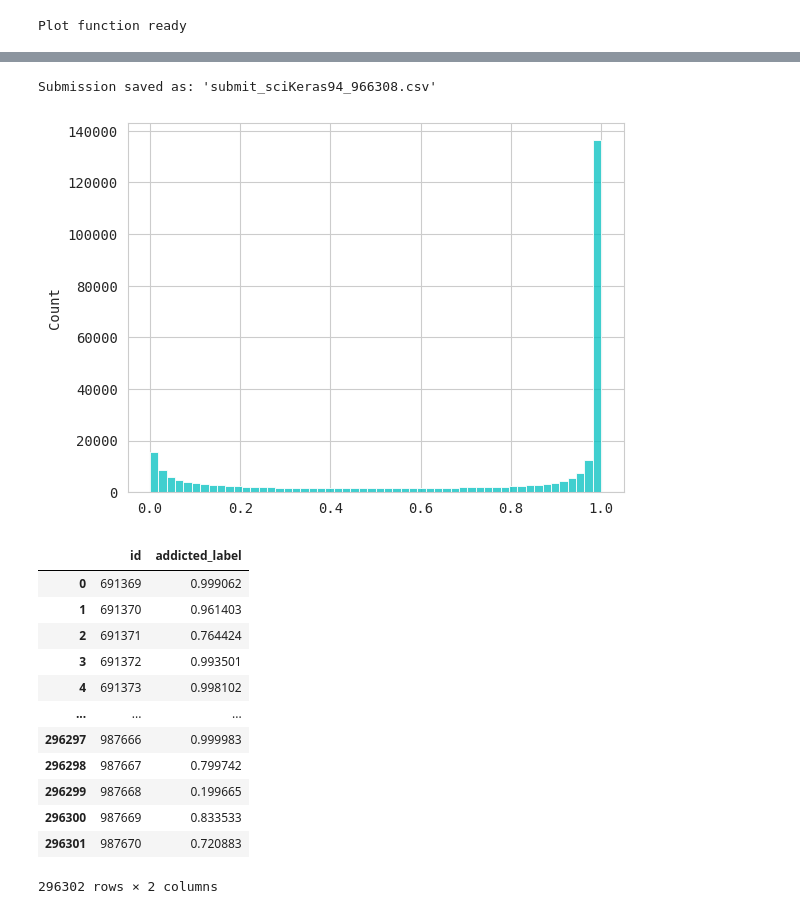
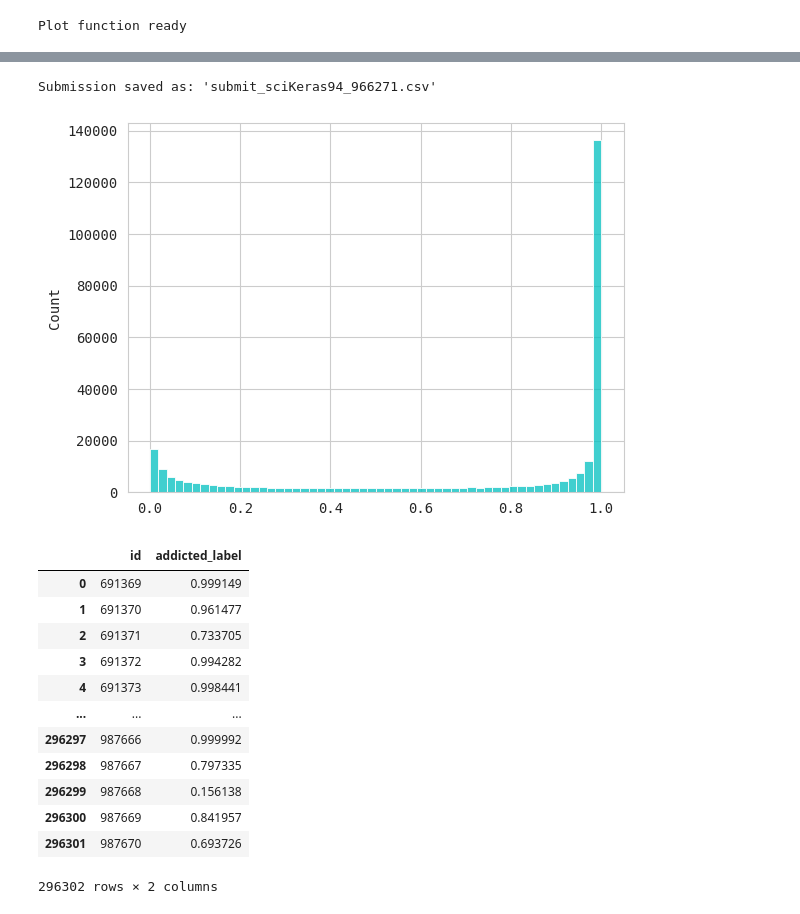
Before and after one commit to coded-sly/ps6e8-Phone-Addiction, a Jupyter notebook: ps6e8-scikeras-phone-addict.ipynb, the cells around one changed output, grey strips where cells are left out. Cells and saved outputs as stored; diff of their text form; code cells hidden in the pictures.

```diff
--- a/ps6e8-scikeras-phone-addict.ipynb
+++ b/ps6e8-scikeras-phone-addict.ipynb
@@ -1438,11 +1436,12 @@ LR          = 0.002
 EPOCHS      = 250
 PATIENCE    = 10
 BATCH_SIZE  = 128
-DROP_RATE   = 0.4
+DROP_RATE   = 0.5
 LAYER_UNITS = [512, 256, 64]
+ACTIVATION  = "relu"
 
-VERS = "sciKeras94_" #+ str(LAYER_UNITS)
-
+VERS = "sciKeras94" #+ str(LAYER_UNITS)
+# v1_94_drop_0.4
 trainer = TrainerCV(
     model_builder=build_keras_model,
     model_name=VERS,
@@ -1457,7 +1456,7 @@ trainer = TrainerCV(
     epochs=EPOCHS,
     patience=PATIENCE,
     drop_rate=DROP_RATE,
-    activation="selu",
+    activation=ACTIVATION,
     eval_metric="auc",
     use_original=True,
 )
@@ -1608,33 +1607,33 @@ plot_results(result['history'])
 # %%
-n = VERS + str(result["oof_score"]).split('.')[1]
+n = f"{VERS}_{str(result['oof_score']).split('.')[1]}"
 
 np.save(f"oof_{n}.npy", result["oof_preds"])
 np.save(f"test_{n}.npy", result["test_preds"])
 
 submit[TARGET] = result["test_preds"].ravel()
 submit.to_csv(f"submit_{n}.csv", index=False)
 
 print(f"Submission saved as: 'submit_{n}.csv'")
 
 sns.histplot(submit[TARGET].values)
 plt.show()
 
 submit
 # %% [output]
-Submission saved as: 'submit_sciKeras94_966308.csv'
+Submission saved as: 'submit_sciKeras94_966271.csv'
 [figure]
 |  | id | addicted_label |
-| 0 | 691369 | 0.999062 |
-| 1 | 691370 | 0.961403 |
-| 2 | 691371 | 0.764424 |
-| 3 | 691372 | 0.993501 |
-| 4 | 691373 | 0.998102 |
+| 0 | 691369 | 0.999149 |
+| 1 | 691370 | 0.961477 |
+| 2 | 691371 | 0.733705 |
+| 3 | 691372 | 0.994282 |
+| 4 | 691373 | 0.998441 |
 | ... | ... | ... |
-| 296297 | 987666 | 0.999983 |
-| 296298 | 987667 | 0.799742 |
-| 296299 | 987668 | 0.199665 |
-| 296300 | 987669 | 0.833533 |
-| 296301 | 987670 | 0.720883 |
+| 296297 | 987666 | 0.999992 |
+| 296298 | 987667 | 0.797335 |
+| 296299 | 987668 | 0.156138 |
+| 296300 | 987669 | 0.841957 |
+| 296301 | 987670 | 0.693726 |
 296302 rows × 2 columns
 # %%
 # ## -- PLOTTING RESULTS --
```
Also changed, not shown: parts of 6 cells of this notebook.
